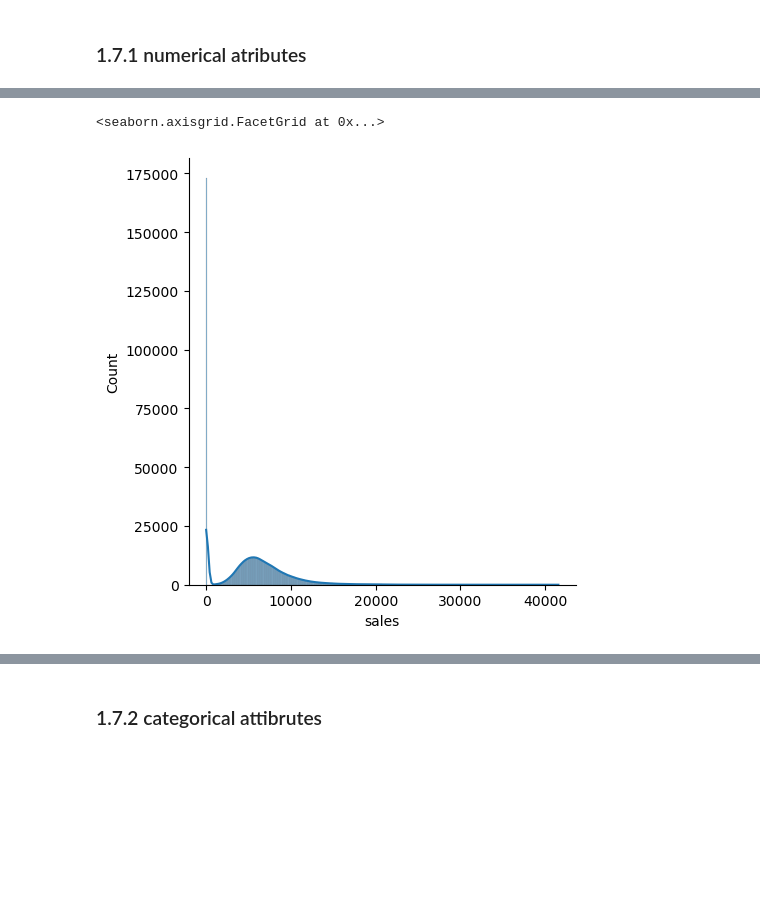
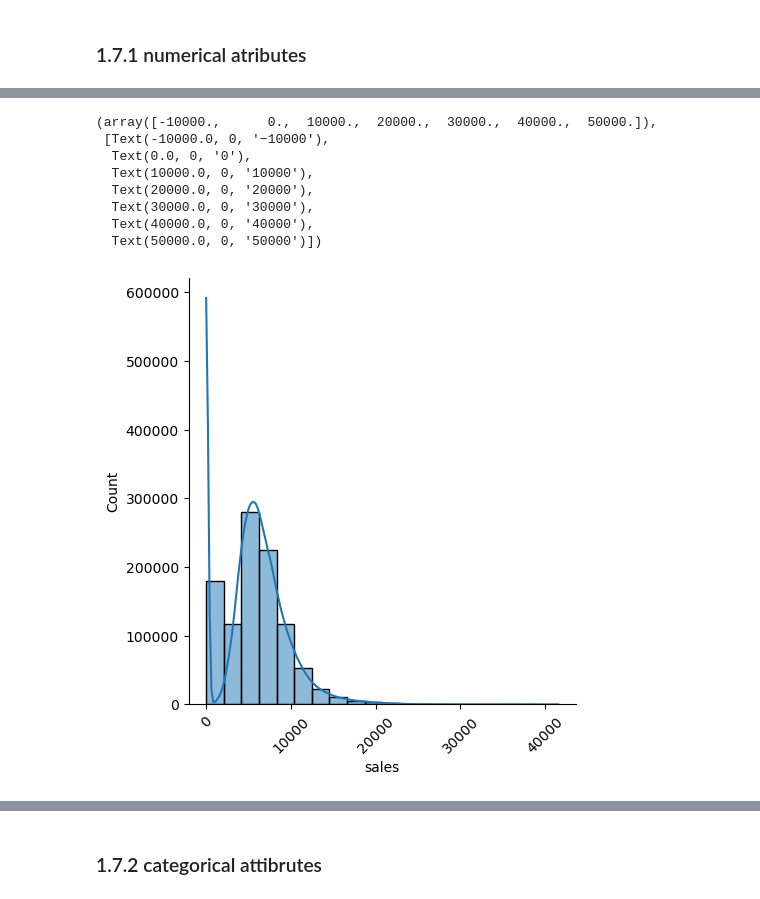
Before and after one commit to Thamirisq/project_-rossmann_train, a Jupyter notebook: notebook_pessoal.ipynb, the cells around one changed output, grey strips where cells are left out. Drawn from its saved outputs; the diff is of its cells as text; code cells hidden in the pictures; blank space fills up the shorter version.

Commit message:
exploratory data analysis - univariate

```diff
--- a/notebook_pessoal.ipynb
+++ b/notebook_pessoal.ipynb
@@ -324,9 +324,17 @@ m
 | promo2_since_year | 2009.0 | 2015.0 | -6.0 | 2012.793297 | 2013.0 | 1.662657 | -0.784436 | -0.210075 |
 | is_promo | 0.0 | 1.0 | -1.0 | 0.161100 | 0.0 | 0.367623 | 1.843742 | 1.399388 |
 # %%
-sns.displot(data=df1, x='sales', kde=True)
+sns.displot(data=df1,bins =20, x='sales', kde=True)
+plt.xticks(rotation=45)
 # %% [output]
-<seaborn.axisgrid.FacetGrid at 0x...>
+(array([-10000.,      0.,  10000.,  20000.,  30000.,  40000.,  50000.]),
+ [Text(-10000.0, 0, '−10000'),
+  Text(0.0, 0, '0'),
+  Text(10000.0, 0, '10000'),
+  Text(20000.0, 0, '20000'),
+  Text(30000.0, 0, '30000'),
+  Text(40000.0, 0, '40000'),
+  Text(50000.0, 0, '50000')])
-[figure, old version]
+[figure, new version]
 # %%
 sns.displot(df1['sales'], bins=15, kde=True)
```
Also changed, not shown: parts of 26 cells of this notebook.
